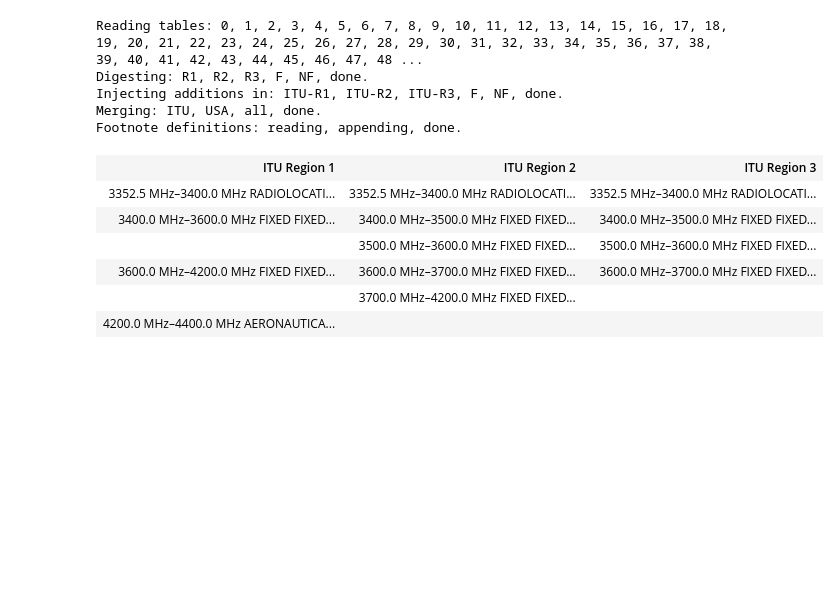
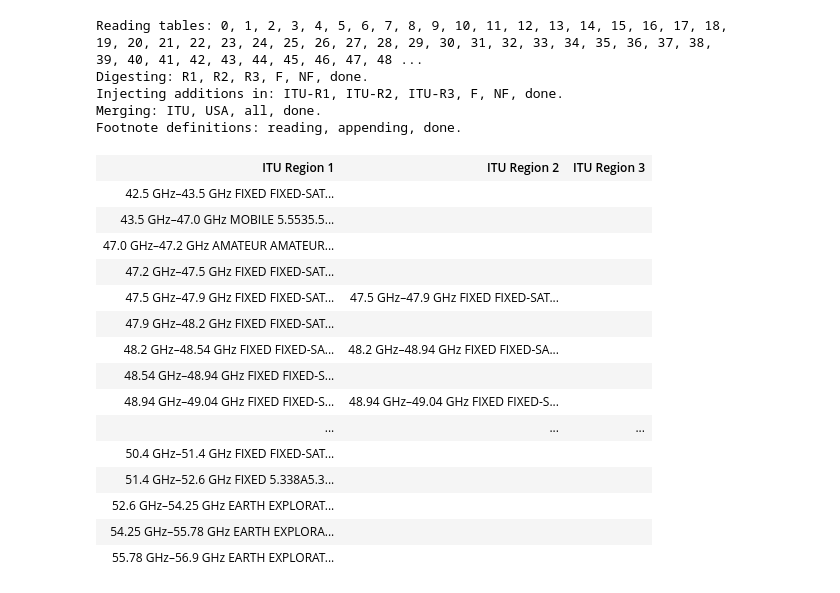
Before and after one commit to njlivesey/pyiturr5etc, a Jupyter notebook: scratch.ipynb, the cells around one changed output. Cells and saved outputs as stored; diff of their text form; code cells hidden in the pictures; blank space fills up the shorter version.

```diff
--- a/scratch.ipynb
+++ b/scratch.ipynb
@@ -10,14 +10,23 @@ Injecting additions in: ITU-R1, ITU-R2, ITU-R3, F, NF, done.
 Merging: ITU, USA, all, done.
 Footnote definitions: reading, appending, done.
 # %%
-bands = tables.itu.get_bands(3400*units.MHz, 4040*units.MHz, adjacent=True)
+bands = tables.itu.get_bands(45*units.GHz, 55*units.GHz, adjacent=True)
 dummy=fcc.htmltable(bands, append_footnotes=True)
 # %% [output]
 | ITU Region 1 | ITU Region 2 | ITU Region 3 |
-| 3352.5 MHz–3400.0 MHz RADIOLOCATI... | 3352.5 MHz–3400.0 MHz RADIOLOCATI... | 3352.5 MHz–3400.0 MHz RADIOLOCATI... |
-| 3400.0 MHz–3600.0 MHz FIXED FIXED... | 3400.0 MHz–3500.0 MHz FIXED FIXED... | 3400.0 MHz–3500.0 MHz FIXED FIXED... |
-|  | 3500.0 MHz–3600.0 MHz FIXED FIXED... | 3500.0 MHz–3600.0 MHz FIXED FIXED... |
-| 3600.0 MHz–4200.0 MHz FIXED FIXED... | 3600.0 MHz–3700.0 MHz FIXED FIXED... | 3600.0 MHz–3700.0 MHz FIXED FIXED... |
-|  | 3700.0 MHz–4200.0 MHz FIXED FIXED... |  |
-| 4200.0 MHz–4400.0 MHz AERONAUTICA... |  |  |
+| 42.5 GHz–43.5 GHz FIXED FIXED-SAT... |  |  |
+| 43.5 GHz–47.0 GHz MOBILE 5.5535.5... |  |  |
+| 47.0 GHz–47.2 GHz AMATEUR AMATEUR... |  |  |
+| 47.2 GHz–47.5 GHz FIXED FIXED-SAT... |  |  |
+| 47.5 GHz–47.9 GHz FIXED FIXED-SAT... | 47.5 GHz–47.9 GHz FIXED FIXED-SAT... |  |
+| 47.9 GHz–48.2 GHz FIXED FIXED-SAT... |  |  |
+| 48.2 GHz–48.54 GHz FIXED FIXED-SA... | 48.2 GHz–48.94 GHz FIXED FIXED-SA... |  |
+| 48.54 GHz–48.94 GHz FIXED FIXED-S... |  |  |
+| 48.94 GHz–49.04 GHz FIXED FIXED-S... | 48.94 GHz–49.04 GHz FIXED FIXED-S... |  |
+| ... | ... | ... |
+| 50.4 GHz–51.4 GHz FIXED FIXED-SAT... |  |  |
+| 51.4 GHz–52.6 GHz FIXED 5.338A5.3... |  |  |
+| 52.6 GHz–54.25 GHz EARTH EXPLORAT... |  |  |
+| 54.25 GHz–55.78 GHz EARTH EXPLORA... |  |  |
+| 55.78 GHz–56.9 GHz EARTH EXPLORAT... |  |  |
 5.149: In making assignments to stations of other services to which the bands: [TABLE] [Cell:] 13 360-13 410 kHz, 25 550-25 670 kHz, 37.5-38.25 MHz, 73-74.6 MHz in Regions 1 and 3, 150.05-153 MHz in R ...
```
Also changed, not shown: parts of 1 cell of this notebook, 4 other files.
